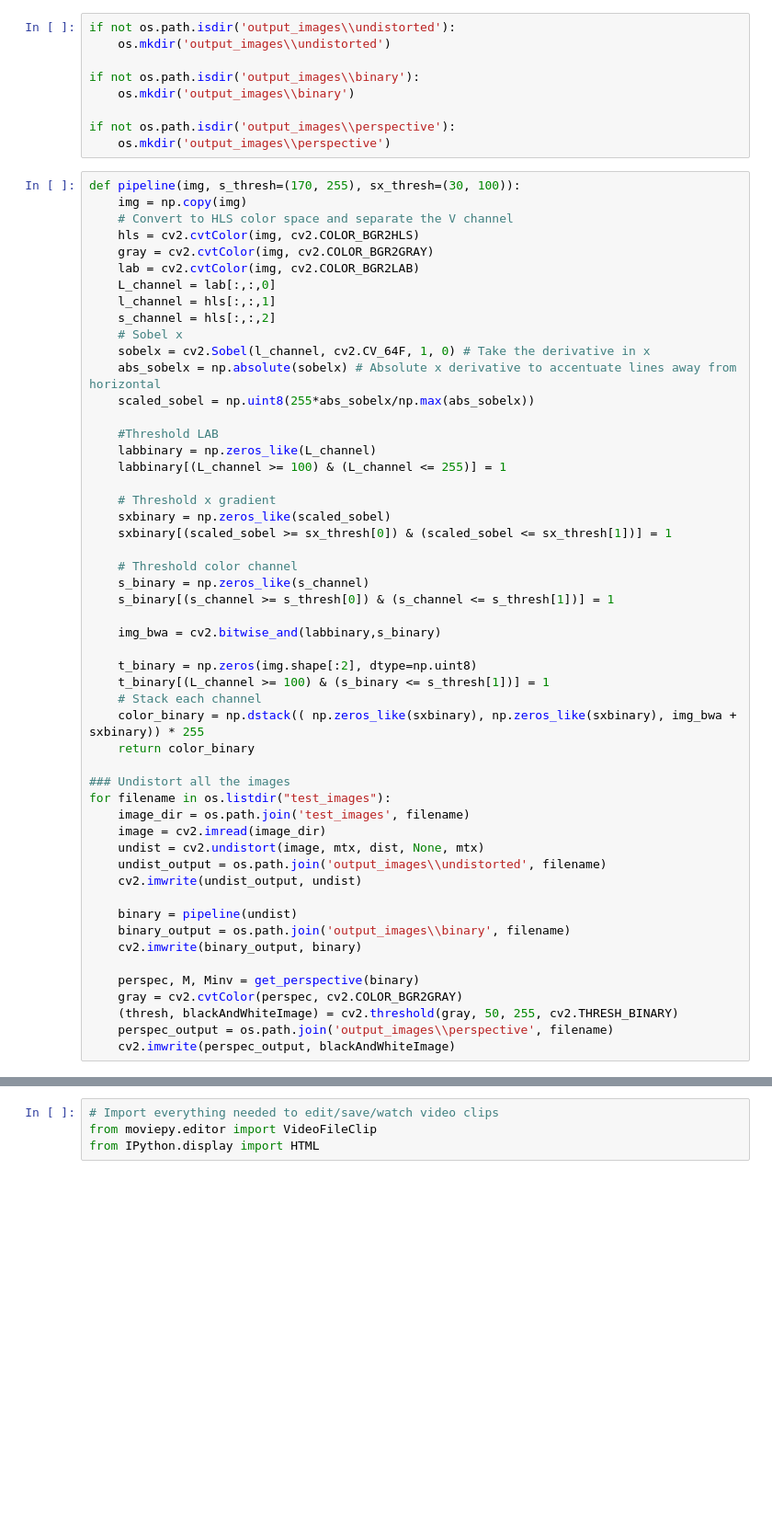
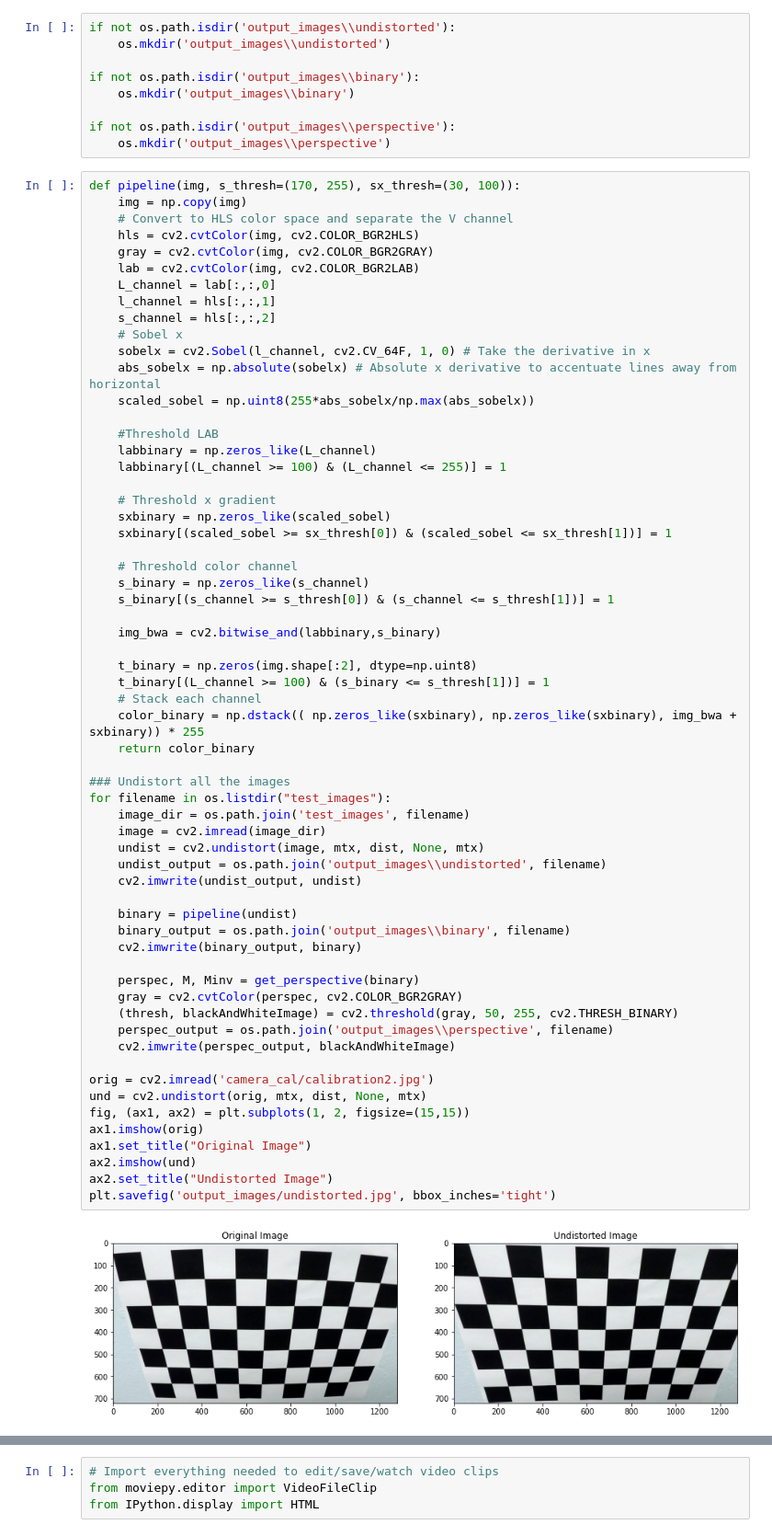
Before and after one commit to ayertay/Advanced-Lane-Finding, a Jupyter notebook: Advanced Lane Finding.ipynb, the cells around one changed output, grey strips where cells are left out. Shown at 92% size. Cells and saved outputs as stored; diff of their text form; blank space fills up the shorter version.

```diff
--- a/Advanced Lane Finding.ipynb
+++ b/Advanced Lane Finding.ipynb
@@ -53,33 +53,44 @@ def pipeline(img, s_thresh=(170, 255), sx_thresh=(30, 100)):
 
     # Threshold color channel
     s_binary = np.zeros_like(s_channel)
     s_binary[(s_channel >= s_thresh[0]) & (s_channel <= s_thresh[1])] = 1
 
     img_bwa = cv2.bitwise_and(labbinary,s_binary)
 
     t_binary = np.zeros(img.shape[:2], dtype=np.uint8)
     t_binary[(L_channel >= 100) & (s_binary <= s_thresh[1])] = 1
     # Stack each channel
     color_binary = np.dstack(( np.zeros_like(sxbinary), np.zeros_like(sxbinary), img_bwa + sxbinary)) * 255
     return color_binary
 
 ### Undistort all the images
 for filename in os.listdir("test_images"):
     image_dir = os.path.join('test_images', filename)
     image = cv2.imread(image_dir)
     undist = cv2.undistort(image, mtx, dist, None, mtx)
     undist_output = os.path.join('output_images\\undistorted', filename)
     cv2.imwrite(undist_output, undist)
 
     binary = pipeline(undist)
     binary_output = os.path.join('output_images\\binary', filename)
     cv2.imwrite(binary_output, binary)
 
     perspec, M, Minv = get_perspective(binary)
     gray = cv2.cvtColor(perspec, cv2.COLOR_BGR2GRAY)
     (thresh, blackAndWhiteImage) = cv2.threshold(gray, 50, 255, cv2.THRESH_BINARY)
     perspec_output = os.path.join('output_images\\perspective', filename)
     cv2.imwrite(perspec_output, blackAndWhiteImage)
+
+orig = cv2.imread('camera_cal/calibration2.jpg')
+und = cv2.undistort(orig, mtx, dist, None, mtx)
+fig, (ax1, ax2) = plt.subplots(1, 2, figsize=(15,15))
+ax1.imshow(orig)
+ax1.set_title("Original Image")
+ax2.imshow(und)
+ax2.set_title("Undistorted Image")
+plt.savefig('output_images/undistorted.jpg', bbox_inches='tight')
+# %% [output]
+[figure, added]
 # %%
 def find_lane_pixels(binary_warped):
     # Take a histogram of the bottom half of the image
```
Also changed, not shown: parts of 5 cells of this notebook, 14 other files.
